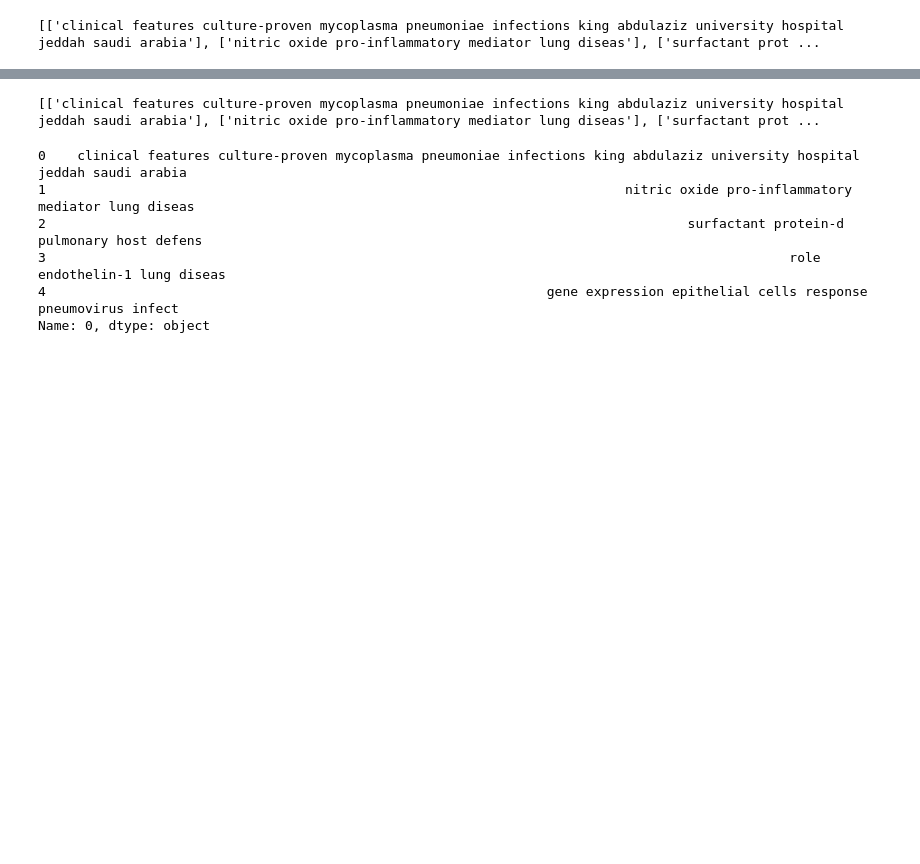
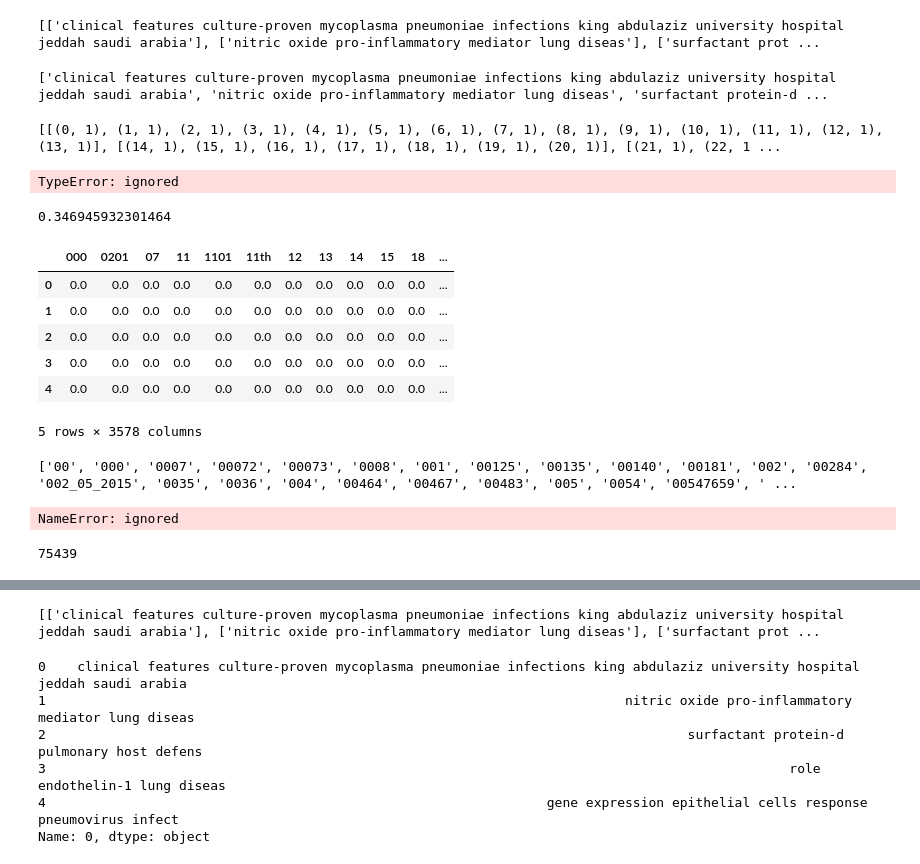
Before and after one commit to Namyalg/Topic-Modeling, a Jupyter notebook: COVID_LSA_Finalwork.ipynb, the cells around one changed output, grey strips where cells are left out. Saved outputs shown, nothing was run; the diff lists cells and outputs as text; code cells hidden in the pictures; blank space fills up the shorter version.

```diff
--- a/COVID_LSA_Finalwork.ipynb
+++ b/COVID_LSA_Finalwork.ipynb
@@ -43,3 +83,12 @@ with open("/content/COVID-19_title.csv", 'r') as read_obj:
 print(tit[:5])
 # %% [output]
 [['clinical features culture-proven mycoplasma pneumoniae infections king abdulaziz university hospital jeddah saudi arabia'], ['nitric oxide pro-inflammatory mediator lung diseas'], ['surfactant prot ...
+# %%
+val = []
+for i in tit:
+  val.append(i[0])
+# %%
+val = val[:1000]
+print(val[:10])
+# %% [output]
+['clinical features culture-proven mycoplasma pneumoniae infections king abdulaziz university hospital jeddah saudi arabia', 'nitric oxide pro-inflammatory mediator lung diseas', 'surfactant protein-d ...
@@ -45,0 +120,15 @@ print(tit[:5])
+# %%
+print(doc_term_matrix)
+# %% [output]
+[[(0, 1), (1, 1), (2, 1), (3, 1), (4, 1), (5, 1), (6, 1), (7, 1), (8, 1), (9, 1), (10, 1), (11, 1), (12, 1), (13, 1)], [(14, 1), (15, 1), (16, 1), (17, 1), (18, 1), (19, 1), (20, 1)], [(21, 1), (22, 1 ...
+# %%
+lsamodel = LsiModel(doc_term_matrix, num_topics=20, id2word = dictionary,decay=1.0, chunksize=20000)  # train model
+for i in (lsamodel.print_topics(num_topics=20, num_words=6)):
+  print(i)
+# %% [output]
+TypeError: ignored
+# %%
+coherencemodel = CoherenceModel(model=lsamodel, texts=texts, dictionary=dictionary, coherence='c_v')
+print(coherencemodel.get_coherence())
+# %% [output]
+0.346945932301464
@@ -45,0 +139,37 @@ print(tit[:5])
+# %%
+vectorizer = TfidfVectorizer()
+vectors = vectorizer.fit_transform(val[:10000])
+feature_names = vectorizer.get_feature_names()
+dense = vectors.todense()
+denselist = dense.tolist()
+df = pd.DataFrame(denselist, columns=feature_names)
+# %%
+df.head()
+# %% [output]
+|  | 000 | 0201 | 07 | 11 | 1101 | 11th | 12 | 13 | 14 | 15 | 18 | ... |
+| 0 | 0.0 | 0.0 | 0.0 | 0.0 | 0.0 | 0.0 | 0.0 | 0.0 | 0.0 | 0.0 | 0.0 | ... |
+| 1 | 0.0 | 0.0 | 0.0 | 0.0 | 0.0 | 0.0 | 0.0 | 0.0 | 0.0 | 0.0 | 0.0 | ... |
+| 2 | 0.0 | 0.0 | 0.0 | 0.0 | 0.0 | 0.0 | 0.0 | 0.0 | 0.0 | 0.0 | 0.0 | ... |
+| 3 | 0.0 | 0.0 | 0.0 | 0.0 | 0.0 | 0.0 | 0.0 | 0.0 | 0.0 | 0.0 | 0.0 | ... |
+| 4 | 0.0 | 0.0 | 0.0 | 0.0 | 0.0 | 0.0 | 0.0 | 0.0 | 0.0 | 0.0 | 0.0 | ... |
+5 rows × 3578 columns
+# %%
+from sklearn.feature_extraction.text import TfidfVectorizer
+vectorizer = TfidfVectorizer()
+X = vectorizer.fit_transform(val)
+print(vectorizer.get_feature_names())
+# %% [output]
+['00', '000', '0007', '00072', '00073', '0008', '001', '00125', '00135', '00140', '00181', '002', '00284', '002_05_2015', '0035', '0036', '004', '00464', '00467', '00483', '005', '0054', '00547659', ' ...
+# %%
+vectorizer = TfidfVectorizer()
+vectors = vectorizer.fit_transform(val[:1000])
+feature_names = vectorizer.get_feature_names()
+dense = vectors.todense()
+denselist = dense.tolist()
+df = pd.DataFrame(denselist, columns=feature_names)
+# %% [output]
+NameError: ignored
+# %%
+print(len(vectorizer.get_feature_names()))
+# %% [output]
+75439
```
Also changed, not shown: parts of 19 cells of this notebook.
